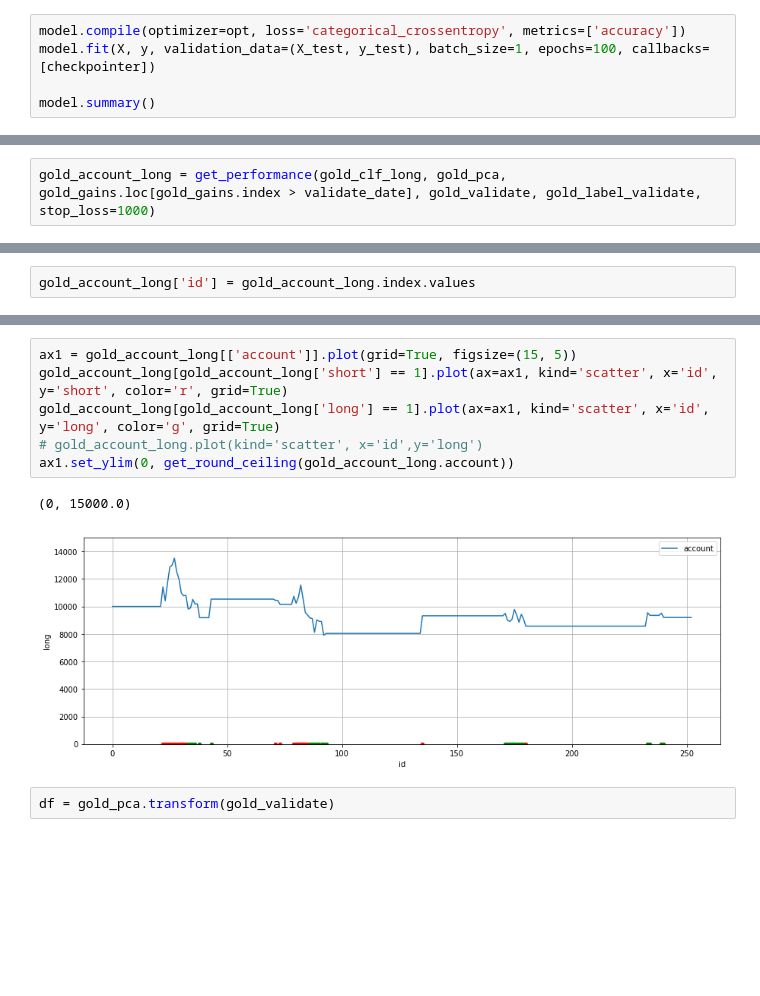
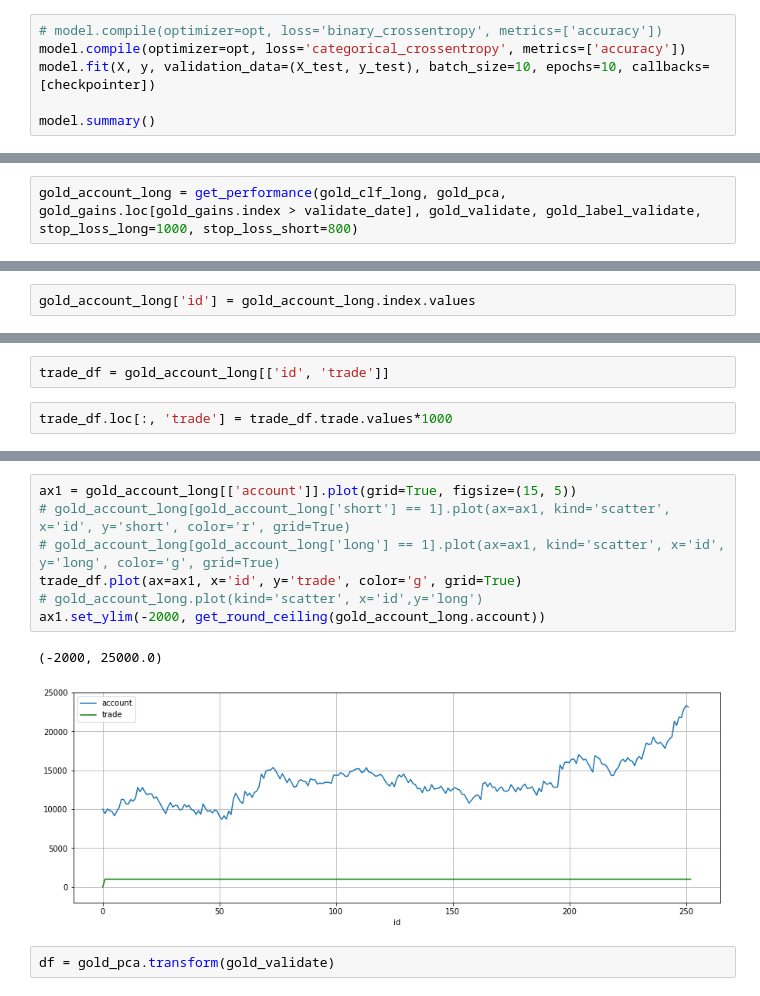
Before and after one commit to IzidoroBaltazar/MachineLearningEngineer, a Jupyter notebook: capstone_project/trading_project.ipynb, the cells around one changed output, grey strips where cells are left out. Saved outputs shown, nothing was run; the diff lists cells and outputs as text; blank space fills up the shorter version.

```diff
--- a/capstone_project/trading_project.ipynb
+++ b/capstone_project/trading_project.ipynb
@@ -773,7 +831,8 @@ checkpointer = ModelCheckpoint(filepath='saved_models/weights.gold.hdf5',
                                save_weights_only=True)
 # %%
+# model.compile(optimizer=opt, loss='binary_crossentropy', metrics=['accuracy'])
 model.compile(optimizer=opt, loss='categorical_crossentropy', metrics=['accuracy'])
-model.fit(X, y, validation_data=(X_test, y_test), batch_size=1, epochs=100, callbacks=[checkpointer])
+model.fit(X, y, validation_data=(X_test, y_test), batch_size=10, epochs=10, callbacks=[checkpointer])
 
 model.summary()
 # %% [output]
@@ -798,5 +857,5 @@ _________________________________________________________________
 model.load_weights('saved_models/weights.gold.hdf5')
 gold_clf_long = model
 # %%
-gold_account_long = get_performance(gold_clf_long, gold_pca, gold_gains.loc[gold_gains.index > validate_date], gold_validate, gold_label_validate, stop_loss=1000)
+gold_account_long = get_performance(gold_clf_long, gold_pca, gold_gains.loc[gold_gains.index > validate_date], gold_validate, gold_label_validate, stop_loss_long=1000, stop_loss_short=800)
 # %% [output]
@@ -830,0 +881,4 @@ gold_account_long.head()
+# %%
+trade_df = gold_account_long[['id', 'trade']]
+# %%
+trade_df.loc[:, 'trade'] = trade_df.trade.values*1000
@@ -831,12 +905,13 @@ gold_account_long.head()
 # %%
 ax1 = gold_account_long[['account']].plot(grid=True, figsize=(15, 5))
-gold_account_long[gold_account_long['short'] == 1].plot(ax=ax1, kind='scatter', x='id', y='short', color='r', grid=True)
-gold_account_long[gold_account_long['long'] == 1].plot(ax=ax1, kind='scatter', x='id', y='long', color='g', grid=True)
+# gold_account_long[gold_account_long['short'] == 1].plot(ax=ax1, kind='scatter', x='id', y='short', color='r', grid=True)
+# gold_account_long[gold_account_long['long'] == 1].plot(ax=ax1, kind='scatter', x='id', y='long', color='g', grid=True)
+trade_df.plot(ax=ax1, x='id', y='trade', color='g', grid=True)
 # gold_account_long.plot(kind='scatter', x='id',y='long')
-ax1.set_ylim(0, get_round_ceiling(gold_account_long.account))
+ax1.set_ylim(-2000, get_round_ceiling(gold_account_long.account))
 # %% [output]
-(0, 15000.0)
+(-2000, 25000.0)
-[figure, old version]
+[figure, new version]
 # %%
 df = gold_pca.transform(gold_validate)
 # %%
```
Also changed, not shown: parts of 24 cells of this notebook, 5 other files.
